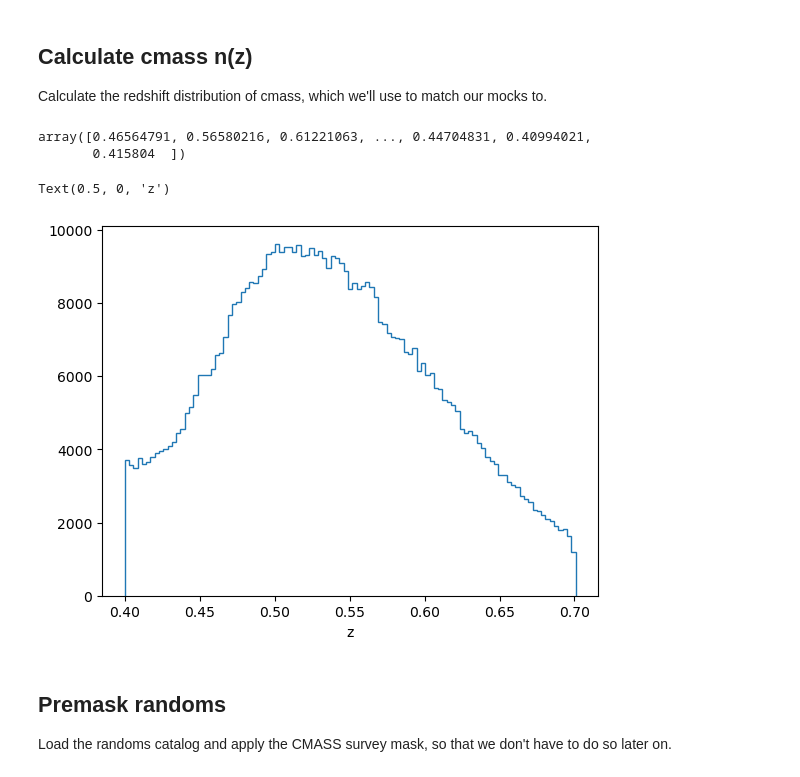
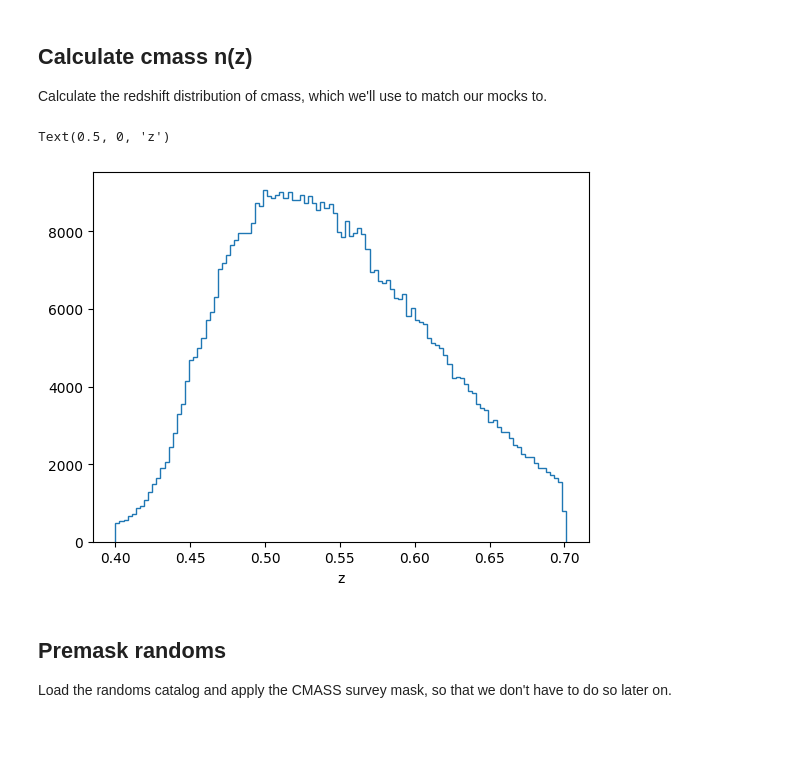
Before and after one commit to maho3/ltu-cmass, a Jupyter notebook: notebooks/preprocess.ipynb, the cells around one changed output. Saved outputs shown, nothing was run; the diff lists cells and outputs as text; code cells hidden in the pictures; blank space fills up the shorter version.

```diff
--- a/notebooks/preprocess.ipynb
+++ b/notebooks/preprocess.ipynb
@@ -113,25 +112,19 @@ def load_galaxies(fname, fields):
         gals = pd.DataFrame(gals, columns=fields)
     return gals
 # load data
-fname = 'data/obs/galaxy_DR12v5_CMASSLOWZTOT_North.fits'
+fname = '../data/obs/galaxy_DR12v5_CMASS_North.fits'
 fields = ['RA','DEC','Z',
           'WEIGHT_SYSTOT','WEIGHT_NOZ','WEIGHT_CP']
 cmass = load_galaxies(fname, fields)
+crdz = cmass[['RA', 'DEC', 'Z']].values
 # %%
-# apply selection and calculate area
-mask = BOSS_angular(cmass['RA'], cmass['DEC'])
-mask *= BOSS_redshift(cmass['Z'])
-cmass = cmass[mask].reset_index(drop=True)
+# apply selection
+crdz = apply_mask(crdz, wdir='../data')
-# %%
-cmass['Z'].values
-# %% [output]
-array([0.46564791, 0.56580216, 0.61221063, ..., 0.44704831, 0.40994021,
-       0.415804  ])
 # %%
-_, be = scott_bin_width(cmass['Z'].values, True)
-h, _, _ = plt.hist(cmass['Z'], be, histtype='step')
+_, be = scott_bin_width(crdz[:,-1], True)
+h, _, _ = plt.hist(crdz[:,-1], be, histtype='step')
 plt.xlabel('z')
 # %% [output]
 Text(0.5, 0, 'z')
-[figure, old version]
+[figure, new version]
 # %%
```
Also changed, not shown: parts of 3 cells of this notebook, 10 other files.
